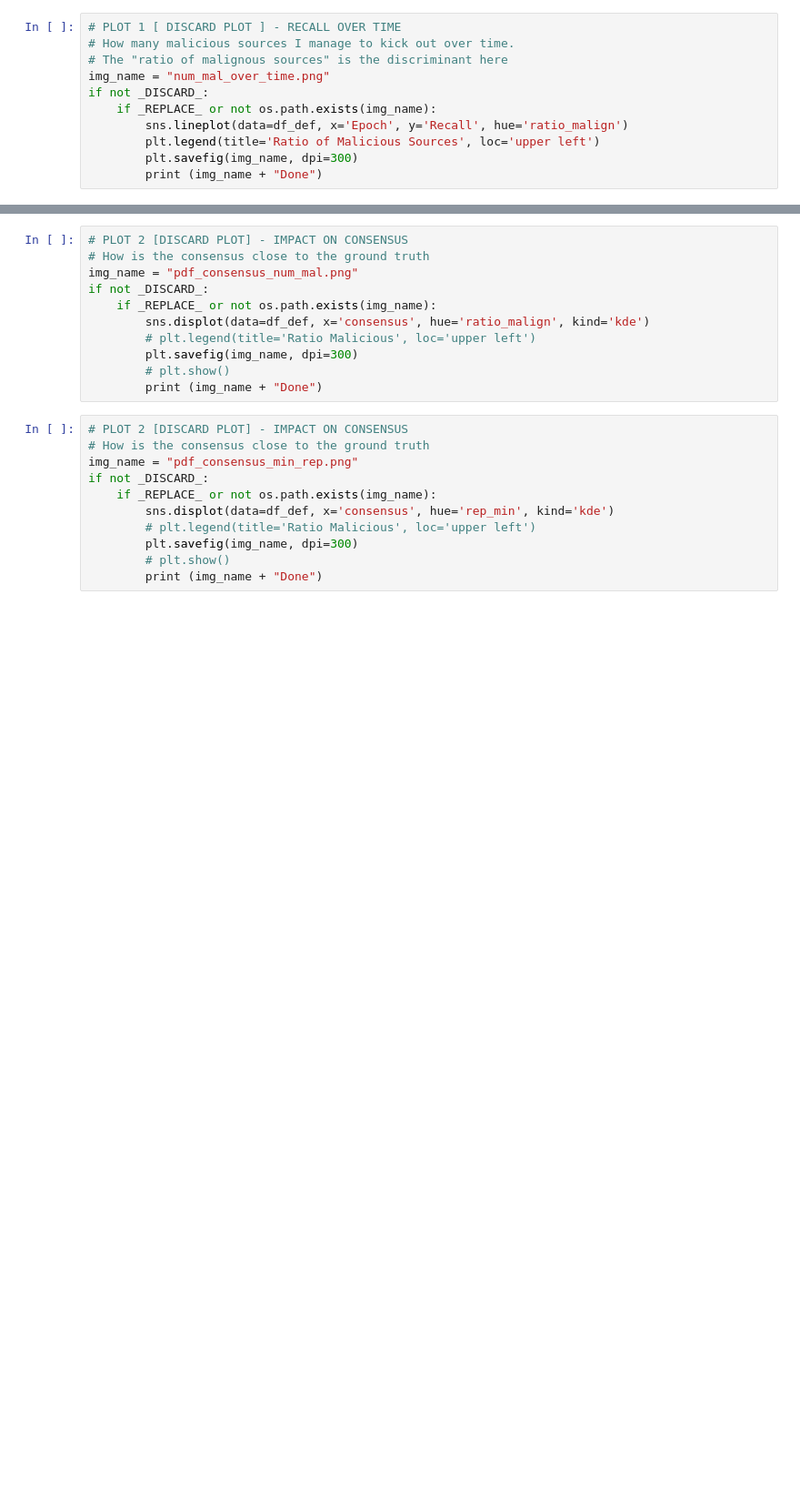
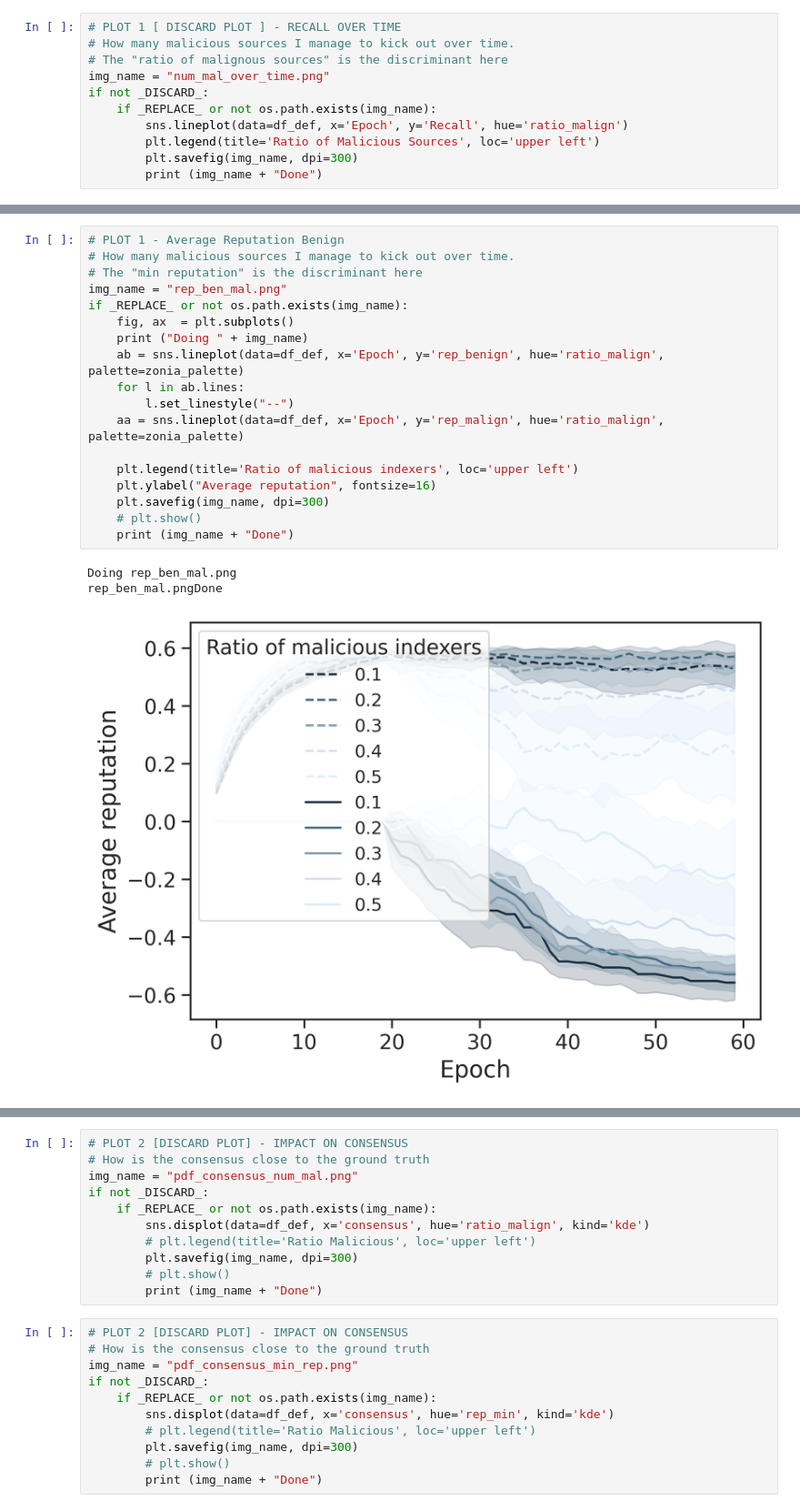
Before and after one commit to UniBO-PRISMLab/desmo-reputation, a Jupyter notebook: plots.ipynb, the cells around one changed output, grey strips where cells are left out. Shown at 91% size. Drawn from its saved outputs; the diff is of its cells as text; blank space fills up the shorter version.

```diff
--- a/plots.ipynb
+++ b/plots.ipynb
@@ -186,3 +199,25 @@ min_rep_rec_over_alpha.pngDone
+# %%
+# PLOT 1 - Average Reputation Benign
+# How many malicious sources I manage to kick out over time.
+# The "min reputation" is the discriminant here
+img_name = "rep_ben_mal.png"
+if _REPLACE_ or not os.path.exists(img_name):
+    fig, ax  = plt.subplots()
+    print ("Doing " + img_name)
+    ab = sns.lineplot(data=df_def, x='Epoch', y='rep_benign', hue='ratio_malign', palette=zonia_palette)
+    for l in ab.lines:
+        l.set_linestyle("--")
+    aa = sns.lineplot(data=df_def, x='Epoch', y='rep_malign', hue='ratio_malign', palette=zonia_palette)
+
+    plt.legend(title='Ratio of malicious indexers', loc='upper left')
+    plt.ylabel("Average reputation", fontsize=16)
+    plt.savefig(img_name, dpi=300)
+    # plt.show()
+    print (img_name + "Done")
+# %% [output]
+Doing rep_ben_mal.png
+rep_ben_mal.pngDone
+[figure, added]
 # %%
 # PLOT 1 - Average Reputation Benign
 # How many malicious sources I manage to kick out over time.
```
Also changed, not shown: parts of 23 cells of this notebook, 4 other files.
